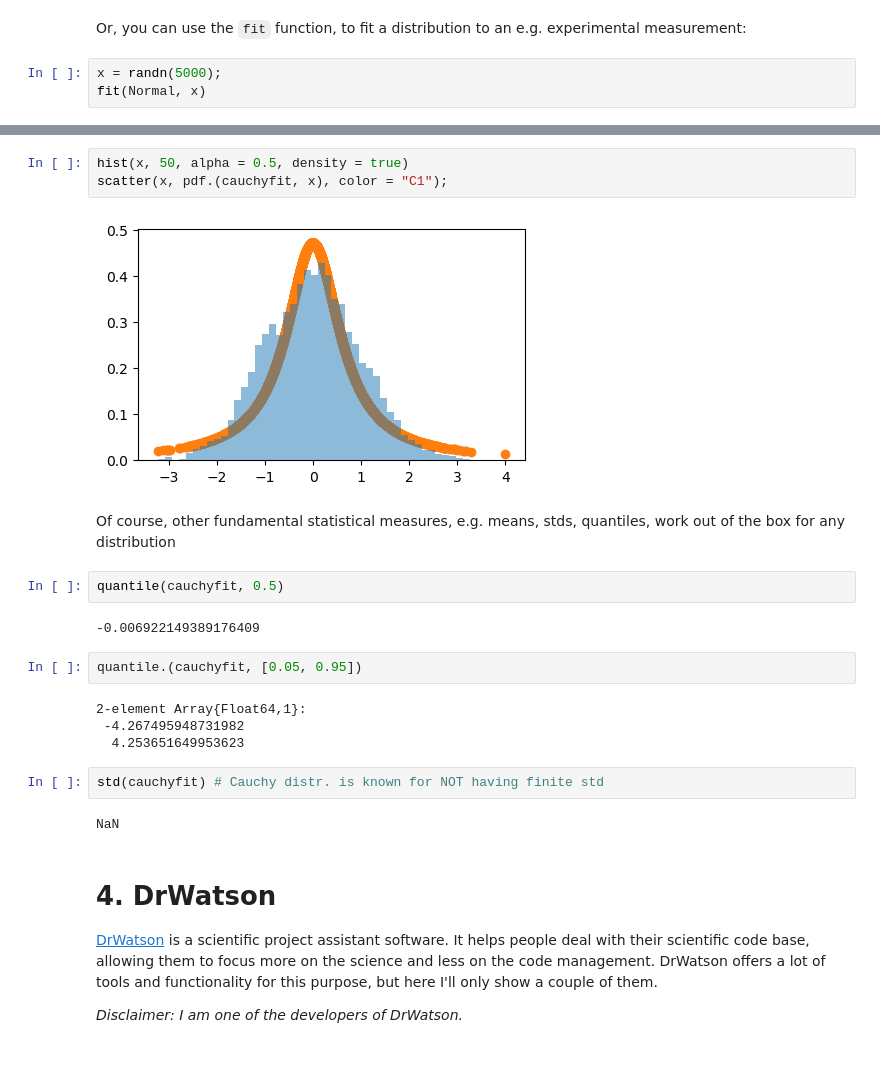
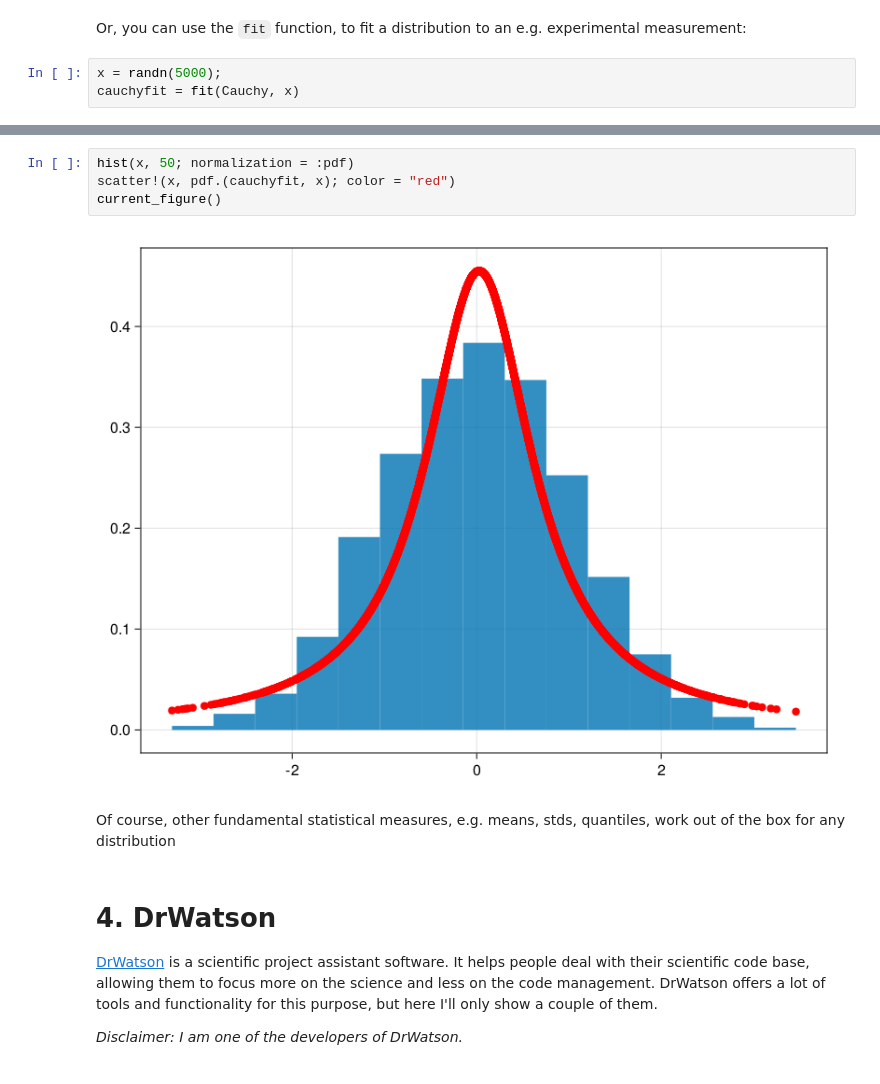
Before and after one commit to Datseris/Zero2Hero-JuliaWorkshop, a Jupyter notebook: 3-Ecosystem.ipynb, the cells around one changed output, grey strips where cells are left out. Drawn from its saved outputs; the diff is of its cells as text.

```diff
--- a/3-Ecosystem.ipynb
+++ b/3-Ecosystem.ipynb
@@ -490,5 +471,5 @@ rand(cauchy, 10, 10)
 Or, you can use the `fit` function, to fit a distribution to an e.g. experimental measurement:
 # %%
 x = randn(5000);
-fit(Normal, x)
+cauchyfit = fit(Cauchy, x)
 # %% [output]
@@ -504,24 +481,11 @@ params(cauchyfit)
 # %%
-hist(x, 50, alpha = 0.5, density = true)
-scatter(x, pdf.(cauchyfit, x), color = "C1");
+hist(x, 50; normalization = :pdf)
+scatter!(x, pdf.(cauchyfit, x); color = "red")
+current_figure()
 # %% [output]
-[figure, old version]
+[figure, new version]
 # %% [markdown]
 Of course, other fundamental statistical measures, e.g. means, stds, quantiles, work out of the box for any distribution
-# %%
-quantile(cauchyfit, 0.5)
-# %% [output]
--0.006922149389176409
-# %%
-quantile.(cauchyfit, [0.05, 0.95])
-# %% [output]
-2-element Array{Float64,1}:
- -4.267495948731982
-  4.253651649953623
-# %%
-std(cauchyfit) # Cauchy distr. is known for NOT having finite std
-# %% [output]
-NaN
 # %% [markdown]
 # 4. DrWatson
 
```
Also changed, not shown: parts of 45 cells of this notebook, 2 other files.
